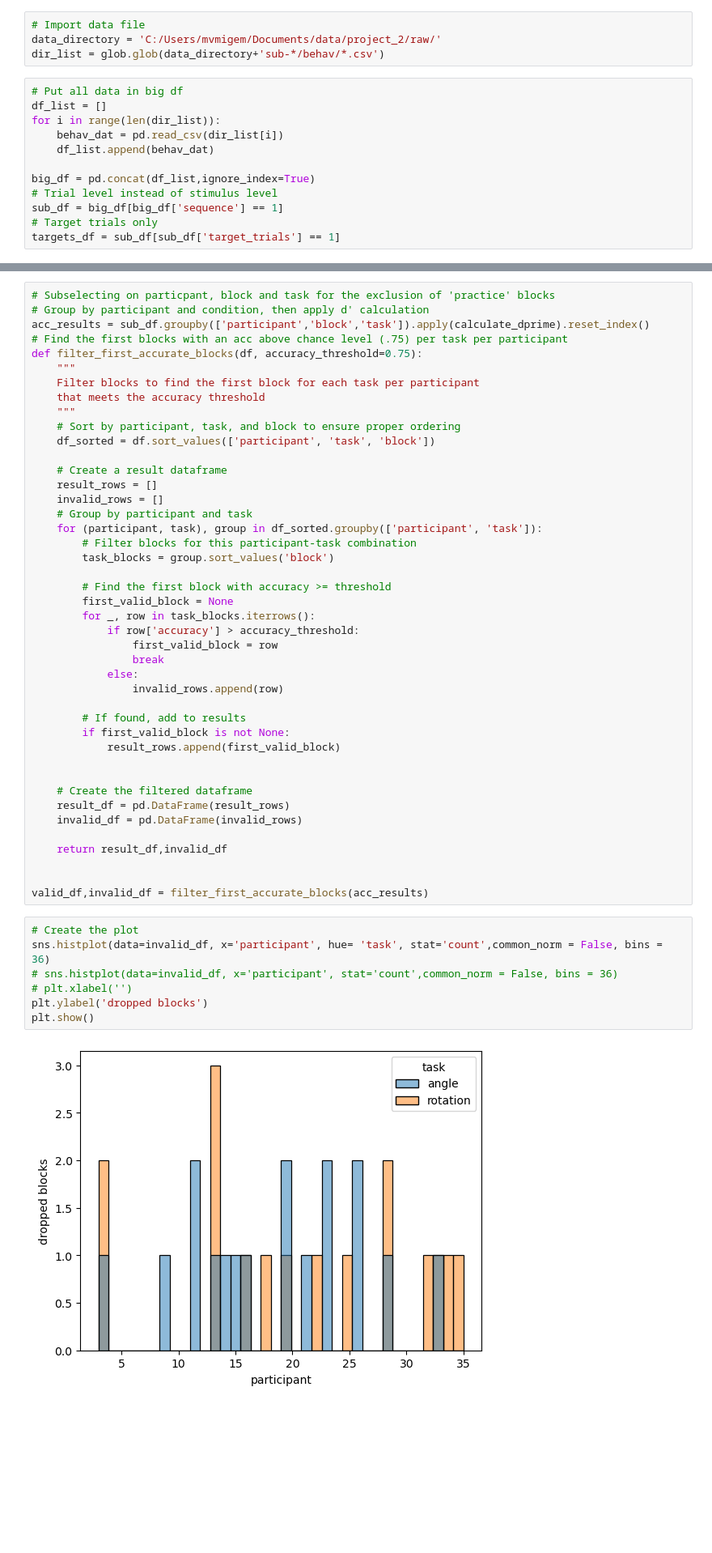
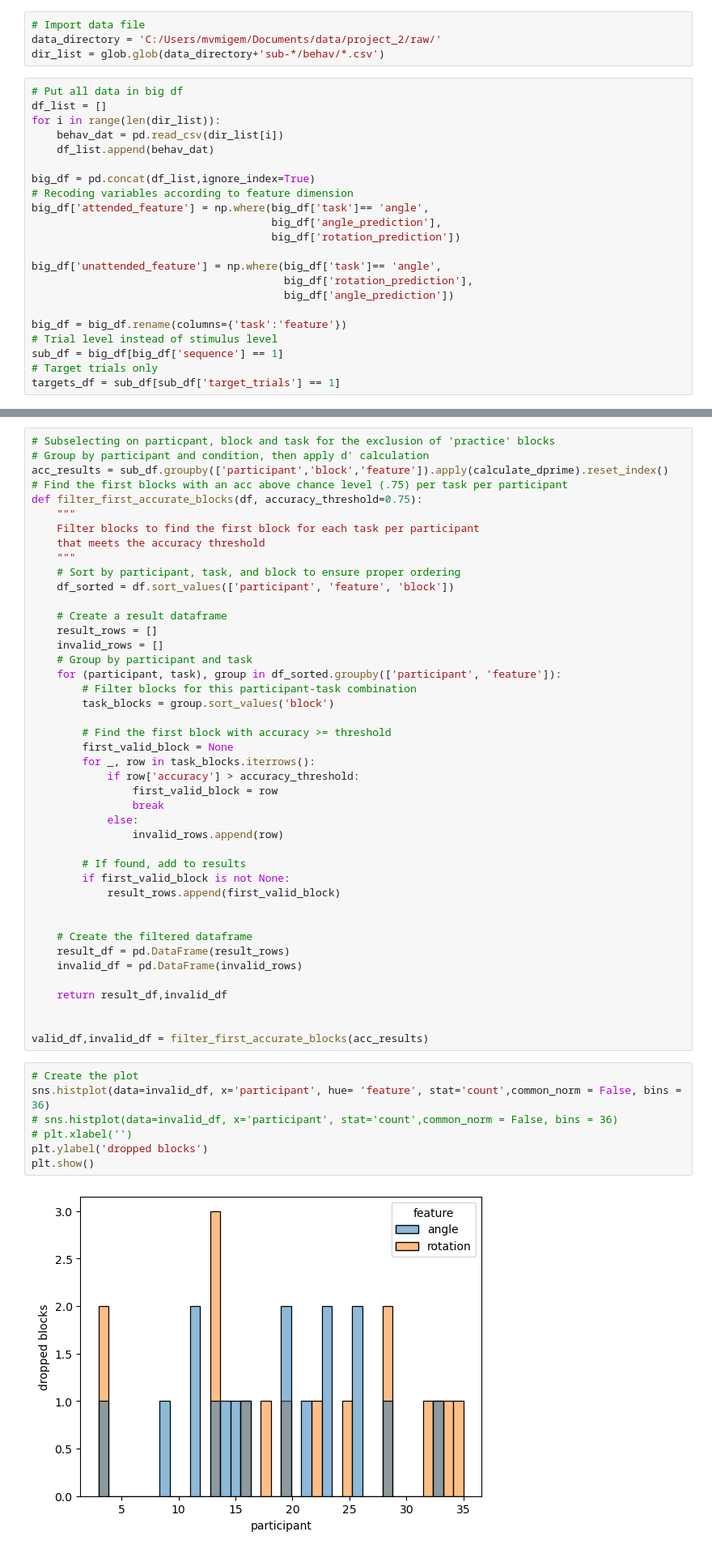
Before and after one commit to maxvanmigem/low-level-visual-prediction-processing, a Jupyter notebook: exploration/behaviour.ipynb, the cells around one changed output, grey strips where cells are left out. Shown at 81% size. Drawn from its saved outputs; the diff is of its cells as text; blank space fills up the shorter version.

```diff
--- a/exploration/behaviour.ipynb
+++ b/exploration/behaviour.ipynb
@@ -17,6 +17,16 @@ for i in range(len(dir_list)):
     df_list.append(behav_dat)
 
 big_df = pd.concat(df_list,ignore_index=True)
+# Recoding variables according to feature dimension
+big_df['attended_feature'] = np.where(big_df['task']== 'angle',
+                                      big_df['angle_prediction'],
+                                      big_df['rotation_prediction'])
+
+big_df['unattended_feature'] = np.where(big_df['task']== 'angle',
+                                        big_df['rotation_prediction'],
+                                        big_df['angle_prediction'])
+
+big_df = big_df.rename(columns={'task':'feature'})
 # Trial level instead of stimulus level
 sub_df = big_df[big_df['sequence'] == 1]
 # Target trials only
@@ -92,7 +98,7 @@ np.float64(0.10396947920818833)
 # %%
 # Subselecting on particpant, block and task for the exclusion of 'practice' blocks
 # Group by participant and condition, then apply d' calculation
-acc_results = sub_df.groupby(['participant','block','task']).apply(calculate_dprime).reset_index()
+acc_results = sub_df.groupby(['participant','block','feature']).apply(calculate_dprime).reset_index()
 # Find the first blocks with an acc above chance level (.75) per task per participant
 def filter_first_accurate_blocks(df, accuracy_threshold=0.75):
     """
@@ -100,13 +106,13 @@ def filter_first_accurate_blocks(df, accuracy_threshold=0.75):
     that meets the accuracy threshold
     """
     # Sort by participant, task, and block to ensure proper ordering
-    df_sorted = df.sort_values(['participant', 'task', 'block'])
+    df_sorted = df.sort_values(['participant', 'feature', 'block'])
 
     # Create a result dataframe
     result_rows = []
     invalid_rows = []
     # Group by participant and task
-    for (participant, task), group in df_sorted.groupby(['participant', 'task']):
+    for (participant, task), group in df_sorted.groupby(['participant', 'feature']):
         # Filter blocks for this participant-task combination
         task_blocks = group.sort_values('block')
 
@@ -134,13 +140,13 @@ def filter_first_accurate_blocks(df, accuracy_threshold=0.75):
 valid_df,invalid_df = filter_first_accurate_blocks(acc_results)
 # %%
 # Create the plot
-sns.histplot(data=invalid_df, x='participant', hue= 'task', stat='count',common_norm = False, bins = 36)
+sns.histplot(data=invalid_df, x='participant', hue= 'feature', stat='count',common_norm = False, bins = 36)
 # sns.histplot(data=invalid_df, x='participant', stat='count',common_norm = False, bins = 36)
 # plt.xlabel('')
 plt.ylabel('dropped blocks')
 plt.show()
 # %% [output]
-[figure, old version]
+[figure, new version]
 # %%
 # These dataframes give an overview of the the amount of excluded blocks
 # task_participant_counts = invalid_df.groupby(['task']).size().reset_index(name='count')
```
Also changed, not shown: parts of 9 cells of this notebook, 2 other files.
